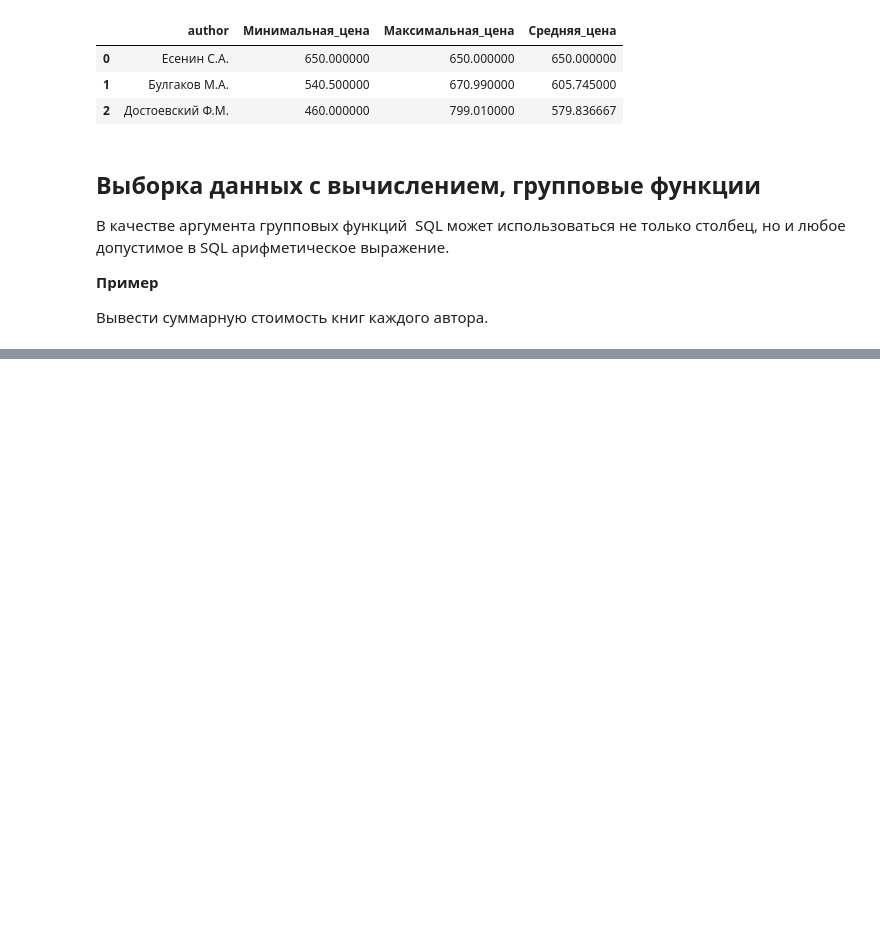
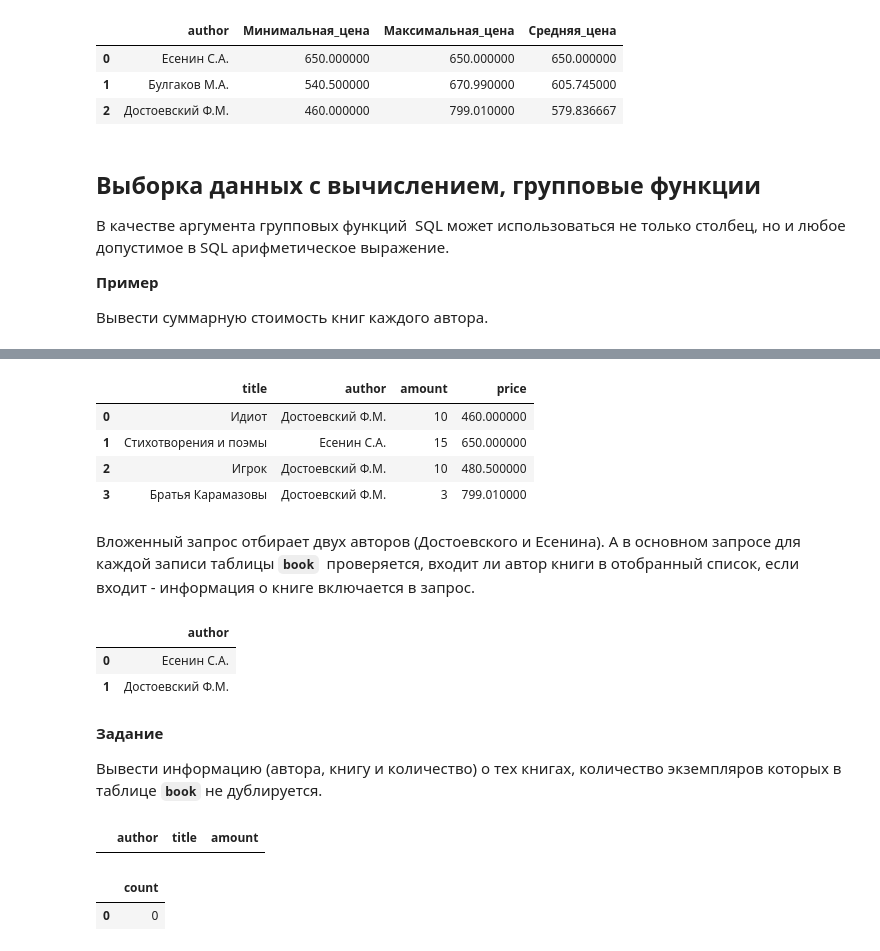
Before and after one commit to w9ip/learning, a Jupyter notebook: DB/Без названия.ipynb, the cells around one changed output, grey strips where cells are left out. Drawn from its saved outputs; the diff is of its cells as text; code cells hidden in the pictures; blank space fills up the shorter version.

```diff
--- a/DB/Без названия.ipynb
+++ b/DB/Без названия.ipynb
@@ -757,0 +1096,55 @@ GROUP BY author
+# %%
+read_sql_query("""
+SELECT title, author, amount, price
+FROM book
+WHERE author IN (
+    SELECT author
+    FROM book
+    GROUP BY author
+    HAVING SUM(amount) >= 12
+)
+""")
+# %% [output]
+|  | title | author | amount | price |
+| 0 | Идиот | Достоевский Ф.М. | 10 | 460.000000 |
+| 1 | Стихотворения и поэмы | Есенин С.А. | 15 | 650.000000 |
+| 2 | Игрок | Достоевский Ф.М. | 10 | 480.500000 |
+| 3 | Братья Карамазовы | Достоевский Ф.М. | 3 | 799.010000 |
+# %% [markdown]
+<p>Вложенный запрос отбирает двух авторов (Достоевского и Есенина). А в основном запросе для каждой записи таблицы <code><strong>book</strong></code> &nbsp;проверяется, входит ли автор книги в отобранный список, если входит - информация о книге включается в запрос.</p>
+# %%
+read_sql_query("""
+    SELECT author
+    FROM book
+    GROUP BY author
+    HAVING SUM(amount) >= 12
+""")
+# %% [output]
+|  | author |
+| 0 | Есенин С.А. |
+| 1 | Достоевский Ф.М. |
+# %% [markdown]
+<strong>Задание</strong>
+
+<p>Вывести информацию (автора, книгу и количество) о тех книгах, количество экземпляров которых в таблице <code><strong>book</strong></code>&nbsp;не дублируется.</p>
+# %%
+read_sql_query("""
+SELECT author, title, amount
+FROM book
+WHERE amount IN (
+    SELECT COUNT(amount)
+    FROM book
+    WHERE amount = 1
+)
+""")
+# %% [output]
+|  | author | title | amount |
+# %%
+read_sql_query("""
+    SELECT COUNT(amount)
+    FROM book
+    WHERE amount = 1
+""")
+# %% [output]
+|  | count |
+| 0 | 0 |
```
Also changed, not shown: parts of 36 cells of this notebook.
